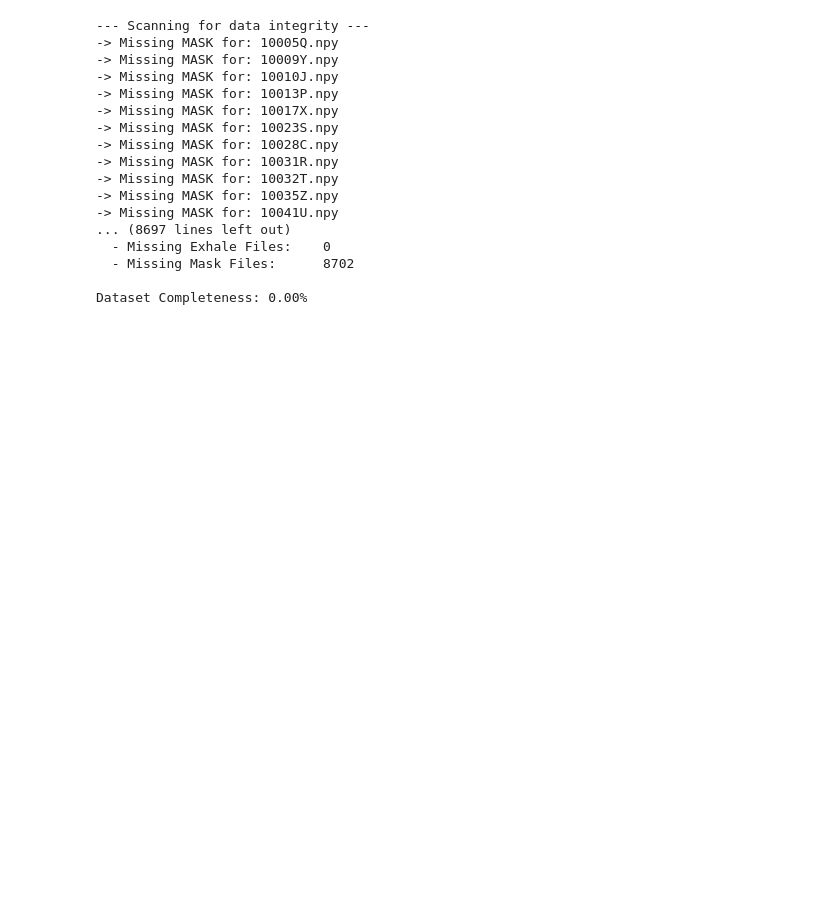
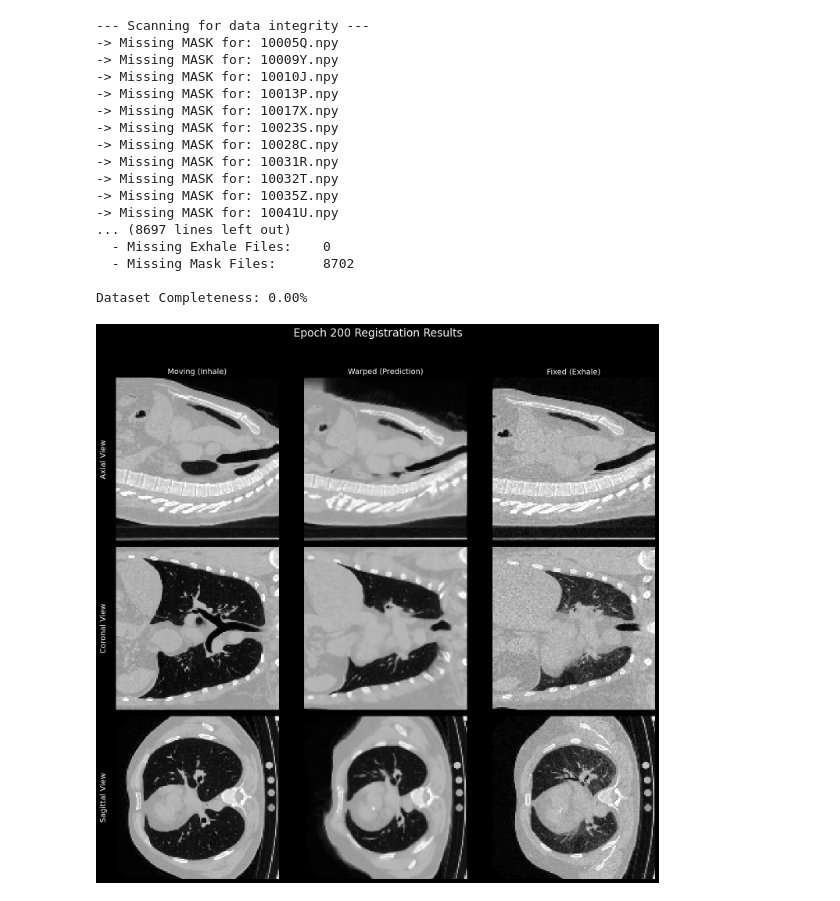
Before and after one commit to AkuSax/exhale-prediction-cvae, a Jupyter notebook: debug.ipynb, the cells around one changed output. Saved outputs shown, nothing was run; the diff lists cells and outputs as text; code cells hidden in the pictures; blank space fills up the shorter version.

```diff
--- a/debug.ipynb
+++ b/debug.ipynb
@@ -238,3 +238,74 @@ if total_possible_sets > 0:
   - Missing Mask Files:      8702
 
 Dataset Completeness: 0.00%
+# %%
+import numpy as np
+import matplotlib.pyplot as plt
+from pathlib import Path
+
+# --- Configuration ---
+# Define the path to your images directory
+image_dir = Path("./model_runs/ctm_run_1/images")
+
+# Choose which epoch you want to view
+epoch_to_view = 200
+
+# --- Load the Data ---
+try:
+    # Construct the file paths for the chosen epoch
+    moving_path = image_dir / f"epoch_{epoch_to_view}_moving.npy"
+    fixed_path = image_dir / f"epoch_{epoch_to_view}_fixed_TARGET.npy"
+    warped_path = image_dir / f"epoch_{epoch_to_view}_warped.npy"
+
+    # Load the 3D numpy arrays from the files
+    moving_img = np.load(moving_path)
+    fixed_img = np.load(fixed_path)
+    warped_img = np.load(warped_path)
+
+    # --- Prepare Slices for Plotting ---
+    # Get the center slice index for each axis
+    z_slice = moving_img.shape[0] // 2
+    y_slice = moving_img.shape[1] // 2
+    x_slice = moving_img.shape[2] // 2
+
+    # --- Create the 3x3 Visualization Grid ---
+    fig, axes = plt.subplots(3, 3, figsize=(15, 15), facecolor='black')
+    fig.suptitle(f'Epoch {epoch_to_view} Registration Results', fontsize=20, color='white')
+
+    # Titles for columns and rows
+    cols = ['Moving (Inhale)', 'Warped (Prediction)', 'Fixed (Exhale)']
+    rows = ['Axial View', 'Coronal View', 'Sagittal View']
+
+    for ax, col in zip(axes[0], cols):
+        ax.set_title(col, color='white', fontsize=14)
+
+    for ax, row in zip(axes[:,0], rows):
+        ax.set_ylabel(row, color='white', fontsize=14, rotation=90, labelpad=15)
+
+    # Plot the images
+    axes[0, 0].imshow(moving_img[z_slice, :, :], cmap='gray')
+    axes[0, 1].imshow(warped_img[z_slice, :, :], cmap='gray')
+    axes[0, 2].imshow(fixed_img[z_slice, :, :], cmap='gray')
+
+    axes[1, 0].imshow(moving_img[:, y_slice, :], cmap='gray')
+    axes[1, 1].imshow(warped_img[:, y_slice, :], cmap='gray')
+    axes[1, 2].imshow(fixed_img[:, y_slice, :], cmap='gray')
+
+    axes[2, 0].imshow(moving_img[:, :, x_slice], cmap='gray')
+    axes[2, 1].imshow(warped_img[:, :, x_slice], cmap='gray')
+    axes[2, 2].imshow(fixed_img[:, :, x_slice], cmap='gray')
+
+    # Clean up axes
+    for ax_row in axes:
+        for ax in ax_row:
+            ax.set_xticks([])
+            ax.set_yticks([])
+
+    plt.tight_layout(rect=[0, 0.03, 1, 0.95])
+    plt.show()
+
+except FileNotFoundError:
+    print(f"Error: Could not find image files for epoch {epoch_to_view}.")
+    print("Please make sure the epoch number is correct and the files exist in the directory.")
+# %% [output]
+[figure, added]
```
Also changed, not shown: 4 other files.
